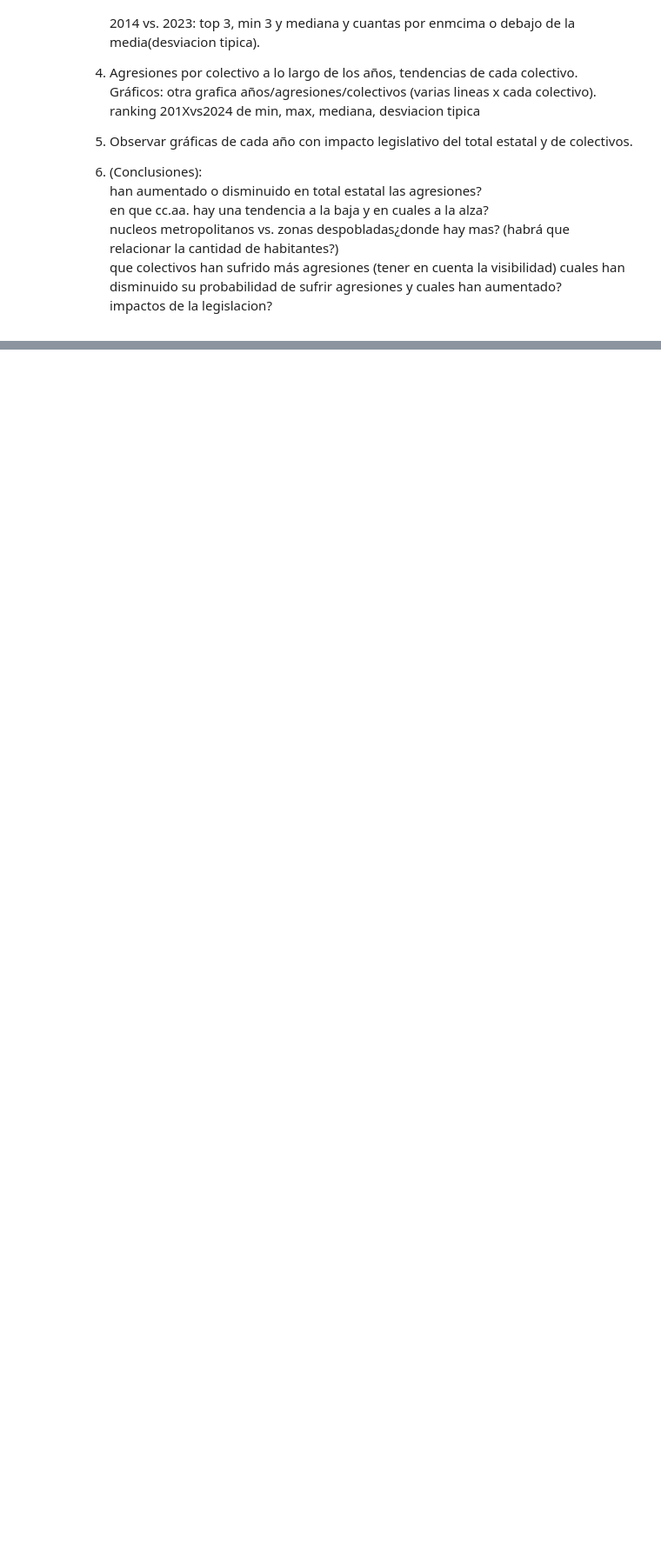
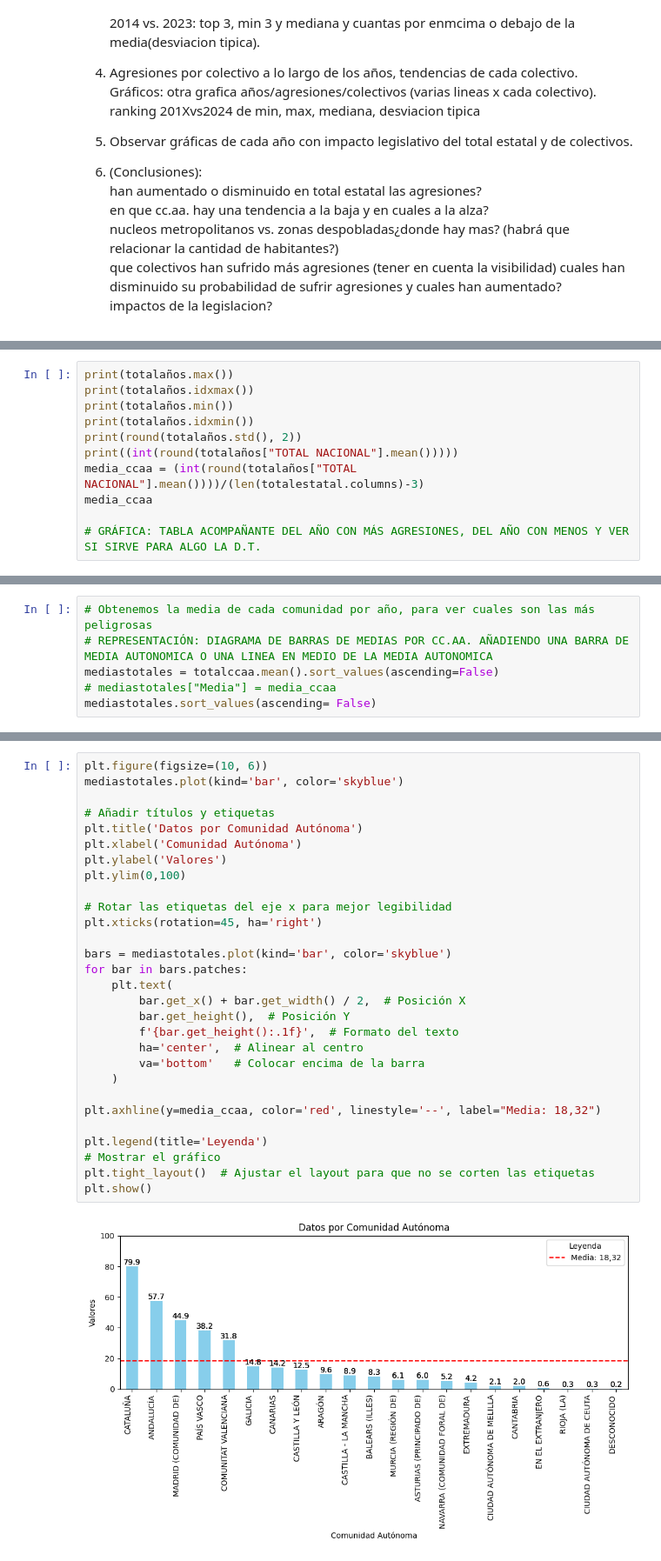
Before and after one commit to hug4470/ONLINE_DS_THEBRIDE_HUGOMM, a Jupyter notebook: EDA/Hugo EDA.ipynb, the cells around one changed output, grey strips where cells are left out. Shown at 87% size. Cells and saved outputs as stored; diff of their text form; blank space fills up the shorter version.

```diff
--- a/EDA/Hugo EDA.ipynb
+++ b/EDA/Hugo EDA.ipynb
@@ -188,0 +288,11 @@ impactos de la legislacion?
+# %%
+print(totalaños.max())
+print(totalaños.idxmax())
+print(totalaños.min())
+print(totalaños.idxmin())
+print(round(totalaños.std(), 2))
+print((int(round(totalaños["TOTAL NACIONAL"].mean()))))
+media_ccaa = (int(round(totalaños["TOTAL NACIONAL"].mean())))/(len(totalestatal.columns)-3)
+media_ccaa
+
+# GRÁFICA: TABLA ACOMPAÑANTE DEL AÑO CON MÁS AGRESIONES, DEL AÑO CON MENOS Y VER SI SIRVE PARA ALGO LA D.T.
@@ -188,0 +379,6 @@ impactos de la legislacion?
+# %%
+# Obtenemos la media de cada comunidad por año, para ver cuales son las más peligrosas
+# REPRESENTACIÓN: DIAGRAMA DE BARRAS DE MEDIAS POR CC.AA. AÑADIENDO UNA BARRA DE MEDIA AUTONOMICA O UNA LINEA EN MEDIO DE LA MEDIA AUTONOMICA
+mediastotales = totalccaa.mean().sort_values(ascending=False)
+# mediastotales["Media"] = media_ccaa
+mediastotales.sort_values(ascending= False)
@@ -188,0 +403,31 @@ impactos de la legislacion?
+# %%
+plt.figure(figsize=(10, 6))
+mediastotales.plot(kind='bar', color='skyblue')
+
+# Añadir títulos y etiquetas
+plt.title('Datos por Comunidad Autónoma')
+plt.xlabel('Comunidad Autónoma')
+plt.ylabel('Valores')
+plt.ylim(0,100)
+
+# Rotar las etiquetas del eje x para mejor legibilidad
+plt.xticks(rotation=45, ha='right')
+
+bars = mediastotales.plot(kind='bar', color='skyblue')
+for bar in bars.patches:
+    plt.text(
+        bar.get_x() + bar.get_width() / 2,  # Posición X
+        bar.get_height(),  # Posición Y
+        f'{bar.get_height():.1f}',  # Formato del texto
+        ha='center',  # Alinear al centro
+        va='bottom'   # Colocar encima de la barra
+    )
+
+plt.axhline(y=media_ccaa, color='red', linestyle='--', label="Media: 18,32")
+
+plt.legend(title='Leyenda')
+# Mostrar el gráfico
+plt.tight_layout()  # Ajustar el layout para que no se corten las etiquetas
+plt.show()
+# %% [output]
+[figure, added]
```
Also changed, not shown: parts of 85 cells of this notebook, 10 other files.
